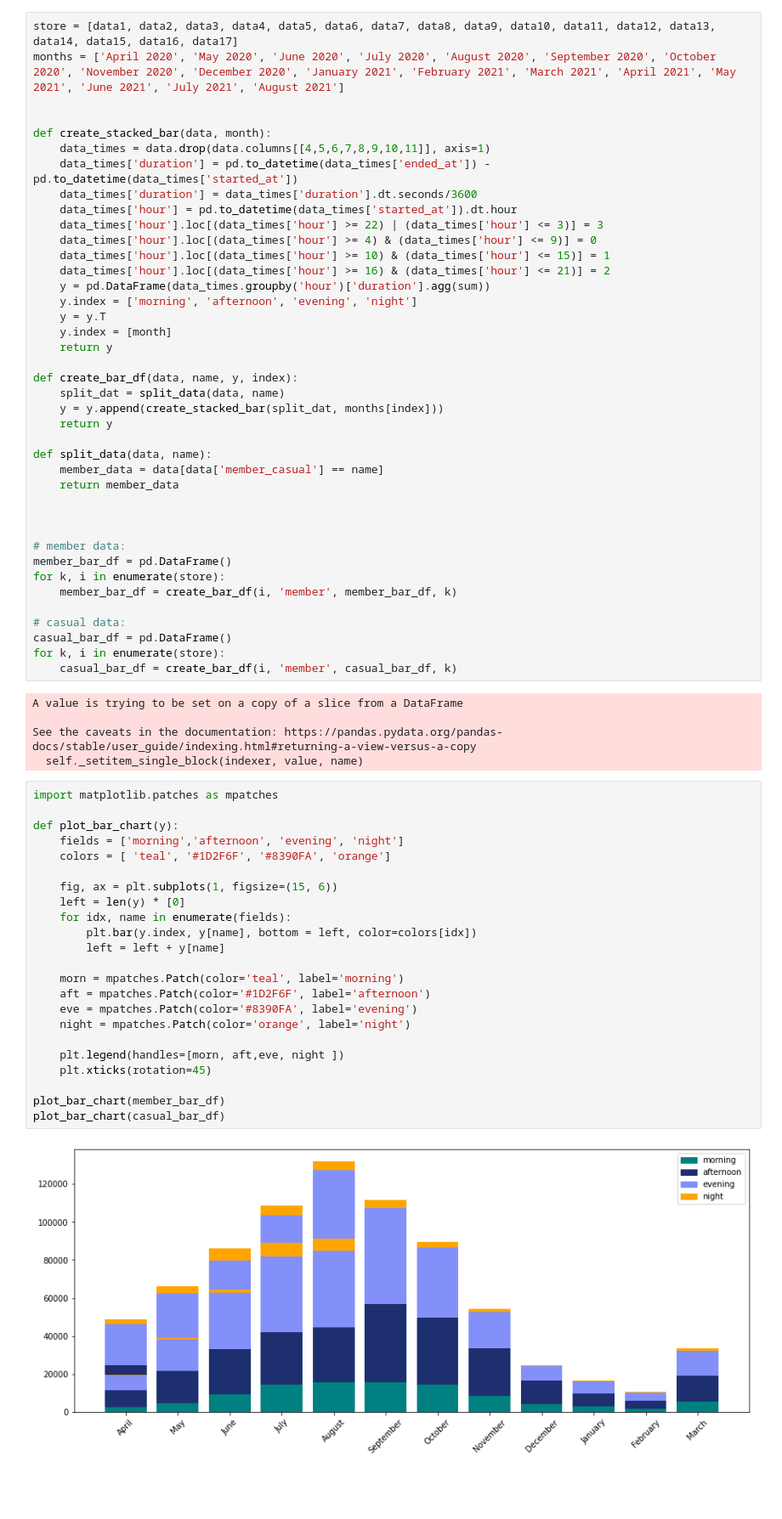
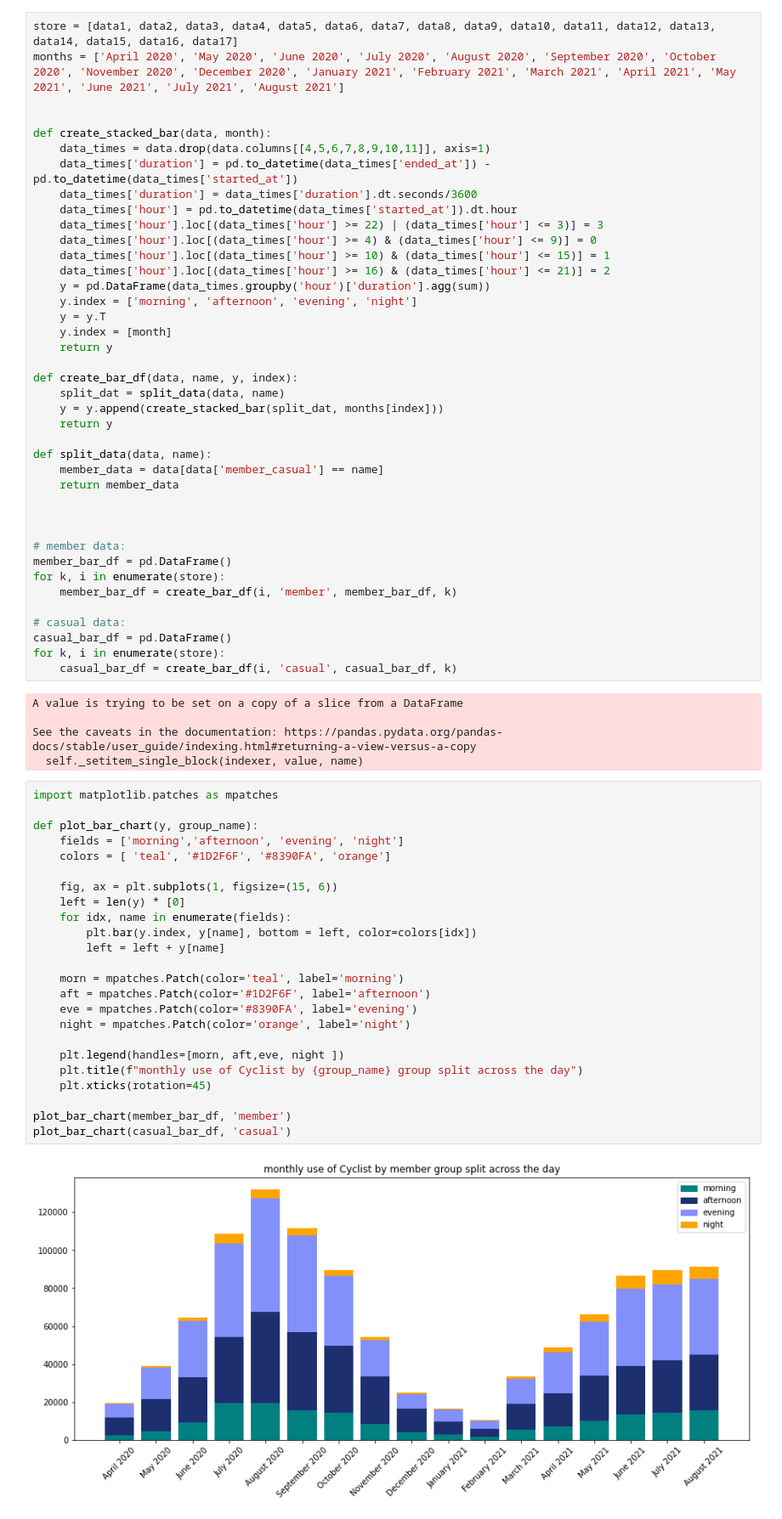
Before and after one commit to Harsh-2420/kaggle, a Jupyter notebook: cyclist-bike-share-analysis/cyclist.ipynb, the cells around one changed output. Shown at 85% size. Saved outputs shown, nothing was run; the diff lists cells and outputs as text; blank space fills up the shorter version.

```diff
--- a/cyclist-bike-share-analysis/cyclist.ipynb
+++ b/cyclist-bike-share-analysis/cyclist.ipynb
@@ -239,7 +242,7 @@ for k, i in enumerate(store):
 # casual data:
 casual_bar_df = pd.DataFrame()
 for k, i in enumerate(store):
-    casual_bar_df = create_bar_df(i, 'member', casual_bar_df, k)
+    casual_bar_df = create_bar_df(i, 'casual', casual_bar_df, k)
 # %% [output]
 A value is trying to be set on a copy of a slice from a DataFrame
 
@@ -248,25 +251,26 @@ See the caveats in the documentation: https://pandas.pydata.org/pandas-docs/stab
 # %%
 import matplotlib.patches as mpatches
 
-def plot_bar_chart(y):
+def plot_bar_chart(y, group_name):
     fields = ['morning','afternoon', 'evening', 'night']
     colors = [ 'teal', '#1D2F6F', '#8390FA', 'orange']
 
     fig, ax = plt.subplots(1, figsize=(15, 6))
     left = len(y) * [0]
     for idx, name in enumerate(fields):
         plt.bar(y.index, y[name], bottom = left, color=colors[idx])
         left = left + y[name]
 
     morn = mpatches.Patch(color='teal', label='morning')
     aft = mpatches.Patch(color='#1D2F6F', label='afternoon')
     eve = mpatches.Patch(color='#8390FA', label='evening')
     night = mpatches.Patch(color='orange', label='night')
 
     plt.legend(handles=[morn, aft,eve, night ])
+    plt.title(f"monthly use of Cyclist by {group_name} group split across the day")
     plt.xticks(rotation=45)
 
-plot_bar_chart(member_bar_df)
-plot_bar_chart(casual_bar_df)
+plot_bar_chart(member_bar_df, 'member')
+plot_bar_chart(casual_bar_df, 'casual')
 # %% [output]
-[figure, old version]
+[figure, new version]
```
Also changed, not shown: parts of 4 cells of this notebook.
